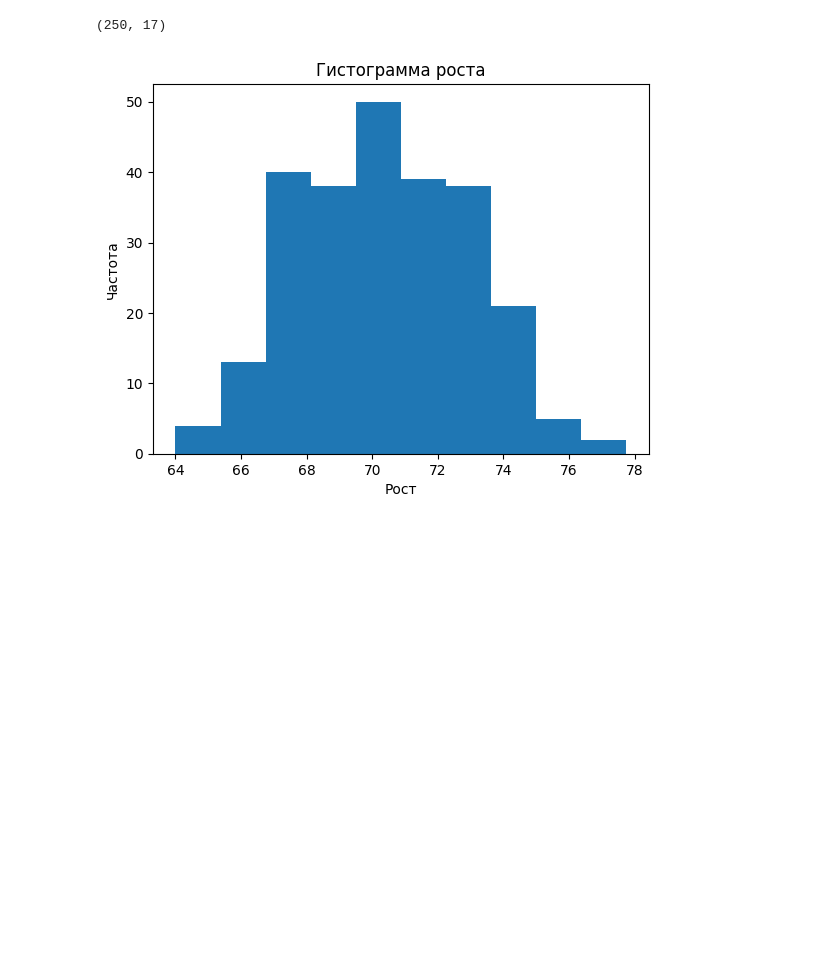
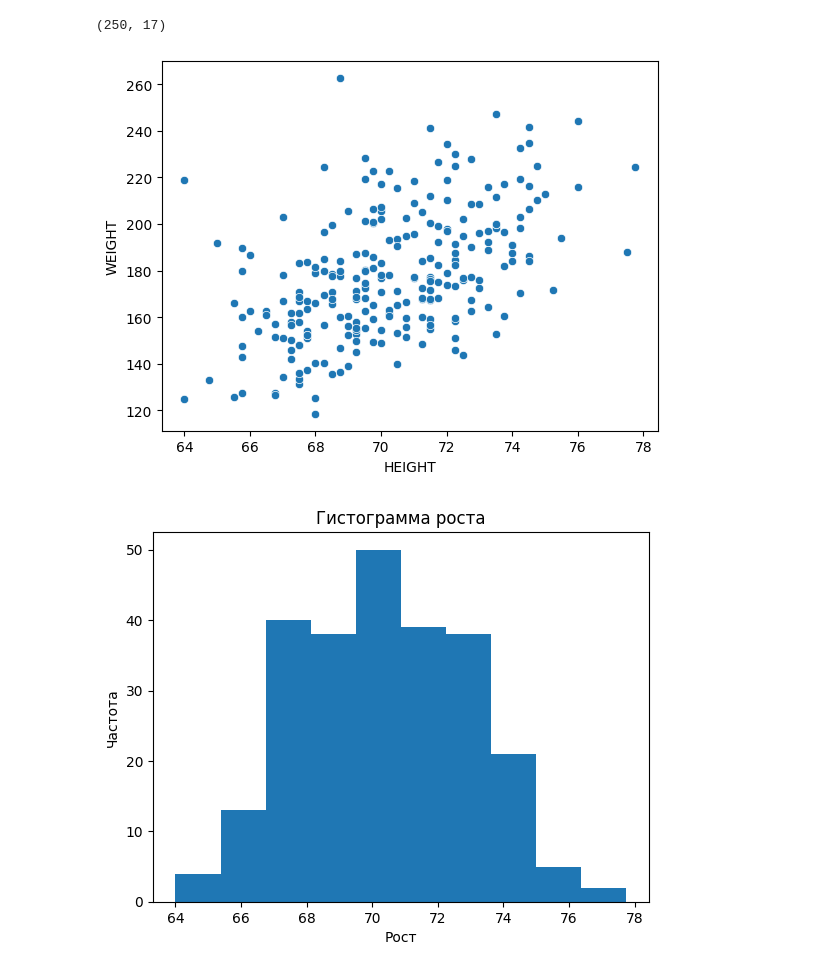
Before and after one commit to noname123920/analiz_dannih, a Jupyter notebook: Untitled4.ipynb, the cells around one changed output. Saved outputs shown, nothing was run; the diff lists cells and outputs as text; code cells hidden in the pictures; blank space fills up the shorter version.

```diff
--- a/Untitled4.ipynb
+++ b/Untitled4.ipynb
@@ -163,6 +163,11 @@ df_delete = df.drop([38, 41])
 print(df_delete.shape)
 # %% [output]
 (250, 17)
+# %%
+sns.scatterplot(data=df_delete, x='HEIGHT', y='WEIGHT')
+plt.show()
+# %% [output]
+[figure, added]
 # %%
 plt.hist(df_delete['HEIGHT'])
 plt.xlabel('Рост')
```
